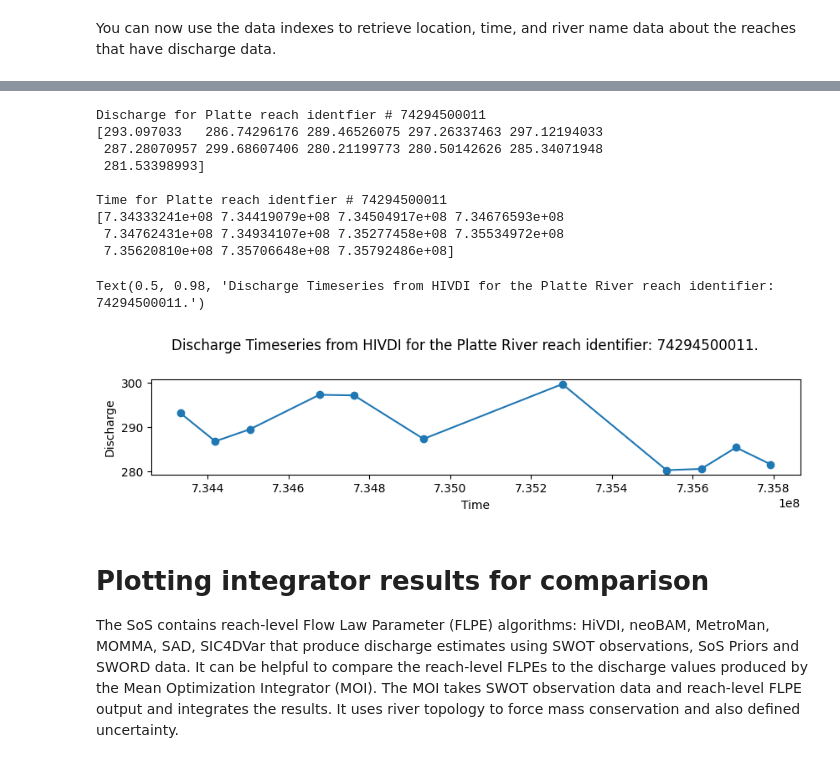
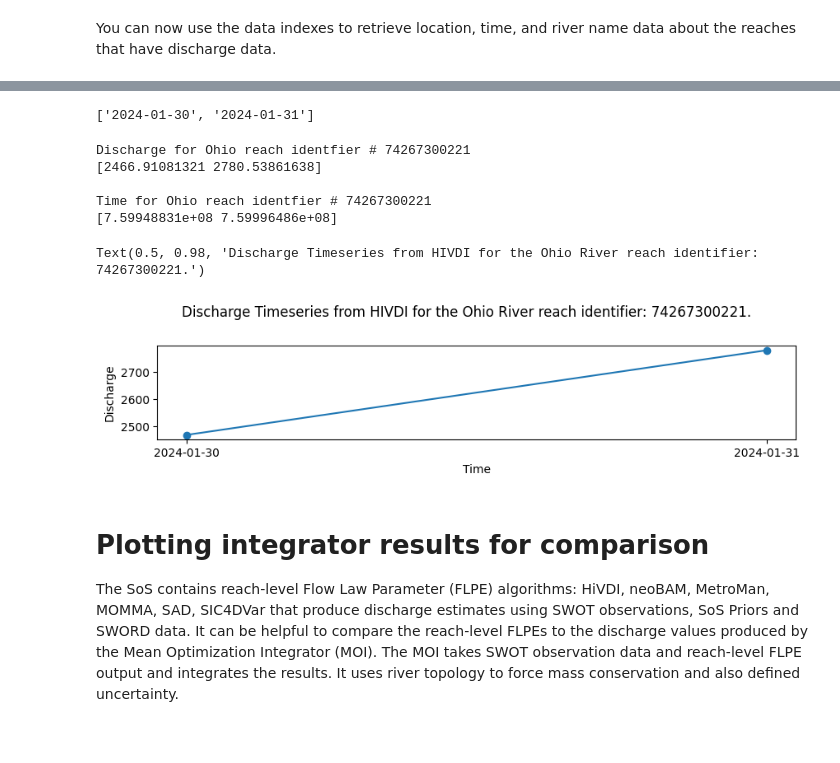
Before and after one commit to SWOT-Confluence/sos-notebooks, a Jupyter notebook: example_plot_SWOT_SoS_discharge.ipynb, the cells around one changed output, grey strips where cells are left out. Saved outputs shown, nothing was run; the diff lists cells and outputs as text; code cells hidden in the pictures.

```diff
--- a/example_plot_SWOT_SoS_discharge.ipynb
+++ b/example_plot_SWOT_SoS_discharge.ipynb
@@ -286,18 +286,18 @@ Overlapping indexes for the Platte River with HiVDI Discharge data
 # %%
-# Select the first reach in the Platte River from the overlapping indexes
-data_index = overlap_indexes[0]
+# Select the first reach in the Ohio River from the overlapping indexes
+data_index = overlap_indexes[26]
 
 # Locate the reach identifier
 reach_id = reaches['reach_id'][data_index]
-print(f"Platte reach identifier to plot: {reach_id}")
+print(f"Ohio reach identifier to plot: {reach_id}")
 
 # Retrieve discharge
-platte_q = hivdi_q[data_index]
-print(f"\nDischarge for Platte reach identfier # {reach_id}")
-print(platte_q)
+ohio_q = hivdi_q[data_index]
+print(f"\nDischarge for Ohio reach identfier # {reach_id}")
+print(ohio_q)
 
 # Retrieve time
 time = results['reaches']['time'][data_index]
-print(f"\nTime for Platte reach identfier # {reach_id}")
+print(f"\nTime for Ohio reach identfier # {reach_id}")
 print(results['reaches']['time'][data_index])
 # %% [output]
@@ -319,43 +311,52 @@ Time for Platte reach identfier # 74294500011
+# %%
+# Transform time to correct format
+swot_ts = datetime.datetime(2000,1,1,0,0,0)
+missing_time = results['reaches']['time'].missing_value
+ohio_time_str = []
+for t in time:
+    if t == missing_time:
+        ohio_time_str.append('NO_DATA')
+    else:
+        ohio_time_str.append((swot_ts + datetime.timedelta(seconds=t)).strftime('%Y-%m-%d'))
+ohio_time_str
+# %% [output]
+['2024-01-30', '2024-01-31']
 # %%
 # Filter any missing values out of reach identifier discharge and time
-platte_index = np.where(platte_q != missing)
+ohio_index = np.where(ohio_q != missing)
 
-platte_q_data = platte_q[platte_index]
-print(f"Discharge for Platte reach identfier # {reach_id}")
-print(platte_q_data)
+ohio_q_data = ohio_q[ohio_index]
+print(f"Discharge for Ohio reach identfier # {reach_id}")
+print(ohio_q_data)
 
-platte_time_data = time[platte_index]
-print(f"\nTime for Platte reach identfier # {reach_id}")
-print(platte_time_data)
+ohio_time_data = time[ohio_index]
+print(f"\nTime for Ohio reach identfier # {reach_id}")
+print(ohio_time_data)
 # %% [output]
-Discharge for Platte reach identfier # 74294500011
-[293.097033   286.74296176 289.46526075 297.26337463 297.12194033
- 287.28070957 299.68607406 280.21199773 280.50142626 285.34071948
- 281.53398993]
+Discharge for Ohio reach identfier # 74267300221
+[2466.91081321 2780.53861638]
 
-Time for Platte reach identfier # 74294500011
-[7.34333241e+08 7.34419079e+08 7.34504917e+08 7.34676593e+08
- 7.34762431e+08 7.34934107e+08 7.35277458e+08 7.35534972e+08
- 7.35620810e+08 7.35706648e+08 7.35792486e+08]
+Time for Ohio reach identfier # 74267300221
+[7.59948831e+08 7.59996486e+08]
 # %%
 # Plot HiVDI Discharge for the Platte River Reach Identifier
 
 # Set up plot
 fig = plt.figure(figsize=(10,5))
 ax1 = plt.subplot(311)
 
 # Plot data
-ax1.scatter(platte_time_data, platte_q_data)
-ax1.plot(platte_time_data, platte_q_data)
+ax1.scatter(ohio_time_str, ohio_q_data)
+ax1.plot(ohio_time_str, ohio_q_data)
 
 # Define labels and title
 ax1.set_ylabel('Discharge')
 ax1.set_xlabel('Time')
 
-plt.suptitle(f"Discharge Timeseries from HIVDI for the Platte River reach identifier: {reach_id}.")
+plt.suptitle(f"Discharge Timeseries from HIVDI for the Ohio River reach identifier: {reach_id}.")
 # %% [output]
-Text(0.5, 0.98, 'Discharge Timeseries from HIVDI for the Platte River reach identifier: 74294500011.')
+Text(0.5, 0.98, 'Discharge Timeseries from HIVDI for the Ohio River reach identifier: 74267300221.')
-[figure, old version]
+[figure, new version]
 # %% [markdown]
 # Plotting integrator results for comparison
 
```
Also changed, not shown: parts of 16 cells of this notebook.
